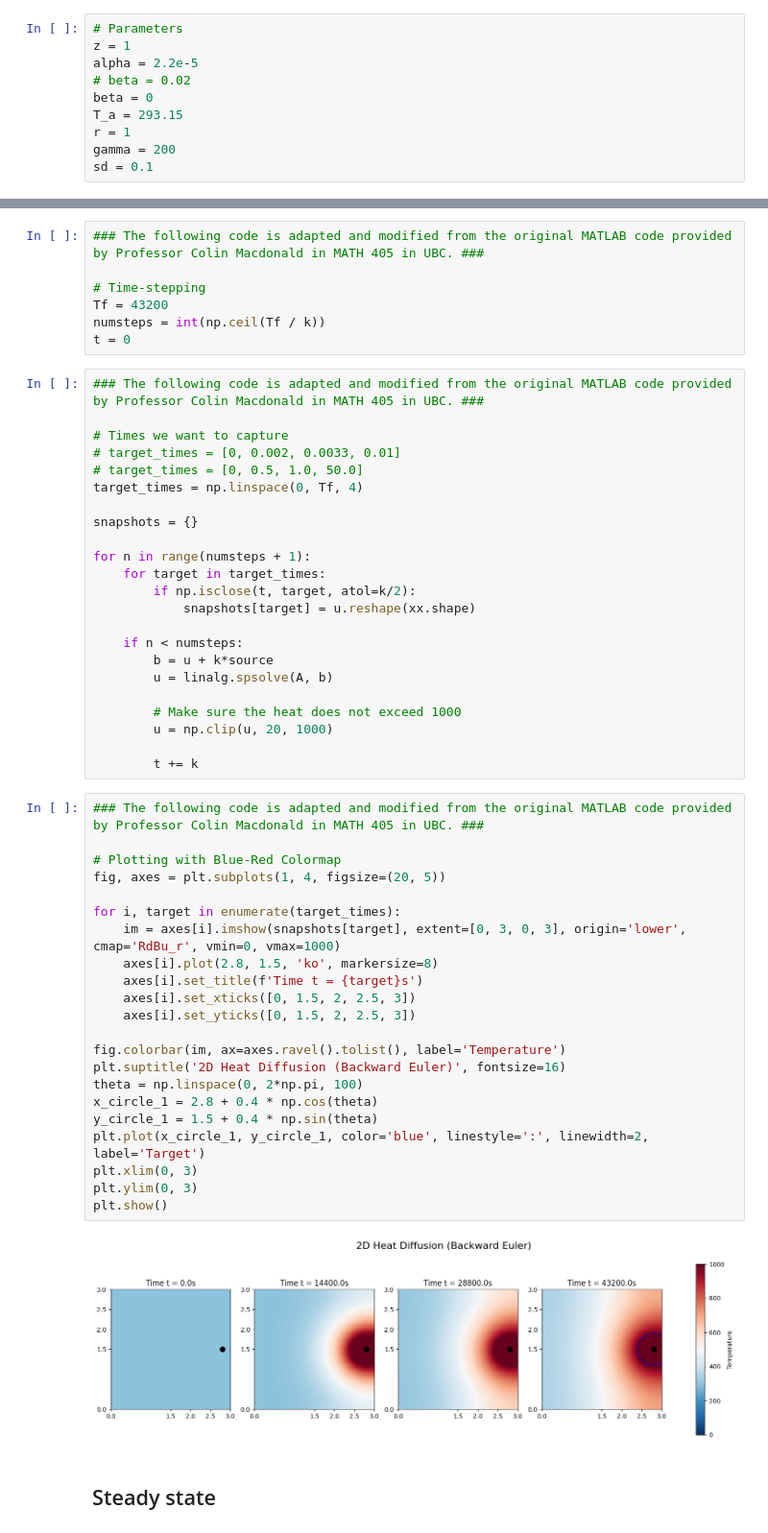
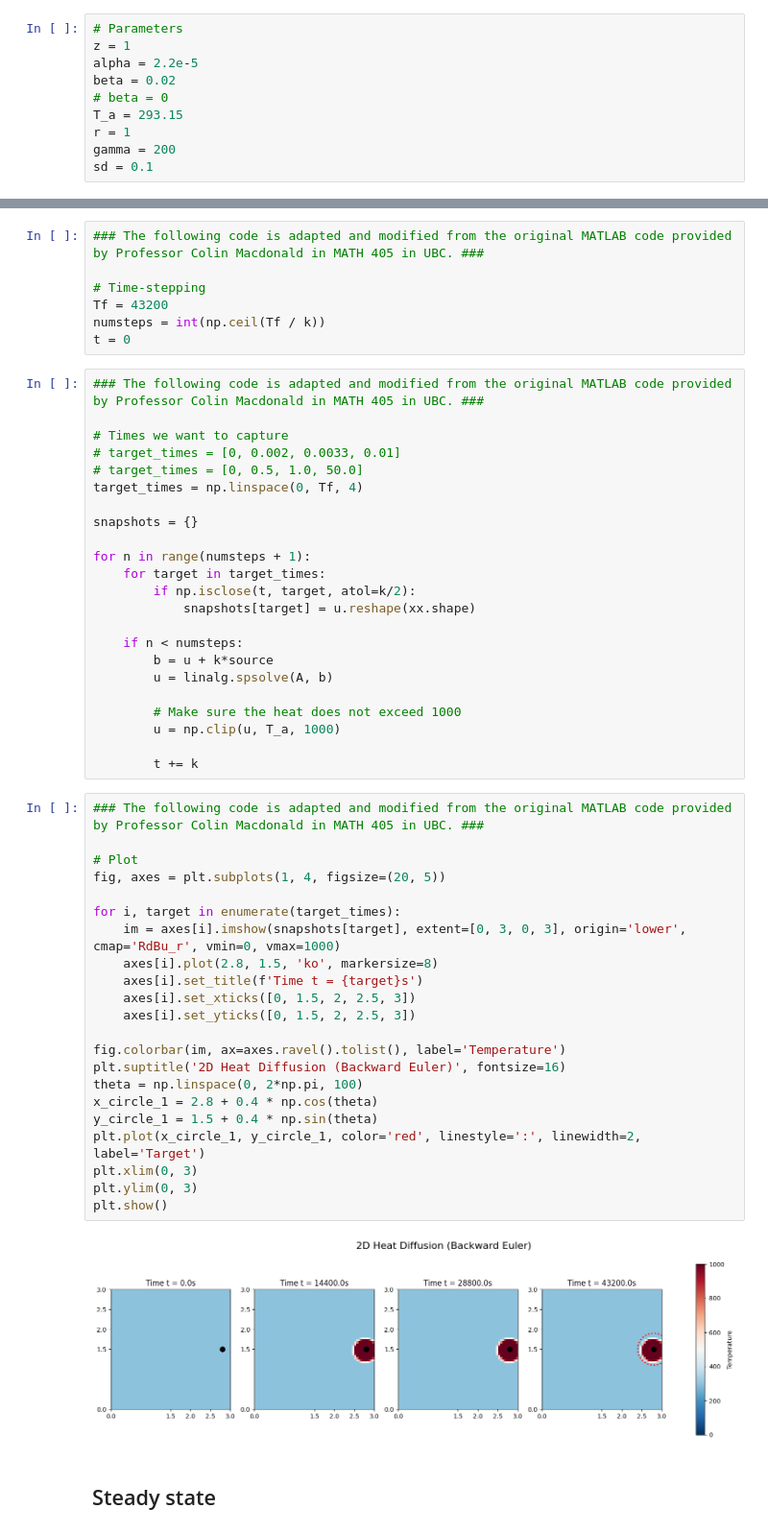
Before and after one commit to tusm06/MATH461_Unit03, a Jupyter notebook: main.ipynb, the cells around one changed output, grey strips where cells are left out. Shown at 96% size. Cells and saved outputs as stored; diff of their text form.

Commit message:
Maybe done, try different beta

```diff
--- a/main.ipynb
+++ b/main.ipynb
@@ -16,8 +16,8 @@ from scipy.sparse import linalg
 # Parameters
 z = 1
 alpha = 2.2e-5
-# beta = 0.02
-beta = 0
+beta = 0.02
+# beta = 0
 T_a = 293.15
 r = 1
 gamma = 200
@@ -87,33 +87,33 @@ for n in range(numsteps + 1):
         u = linalg.spsolve(A, b)
 
         # Make sure the heat does not exceed 1000
-        u = np.clip(u, 20, 1000)
+        u = np.clip(u, T_a, 1000)
 
         t += k
 # %%
 ### The following code is adapted and modified from the original MATLAB code provided by Professor Colin Macdonald in MATH 405 in UBC. ###
 
-# Plotting with Blue-Red Colormap
+# Plot
 fig, axes = plt.subplots(1, 4, figsize=(20, 5))
 
 for i, target in enumerate(target_times):
     im = axes[i].imshow(snapshots[target], extent=[0, 3, 0, 3], origin='lower', cmap='RdBu_r', vmin=0, vmax=1000)
     axes[i].plot(2.8, 1.5, 'ko', markersize=8)
     axes[i].set_title(f'Time t = {target}s')
     axes[i].set_xticks([0, 1.5, 2, 2.5, 3])
     axes[i].set_yticks([0, 1.5, 2, 2.5, 3])
 
 fig.colorbar(im, ax=axes.ravel().tolist(), label='Temperature')
 plt.suptitle('2D Heat Diffusion (Backward Euler)', fontsize=16)
 theta = np.linspace(0, 2*np.pi, 100)
 x_circle_1 = 2.8 + 0.4 * np.cos(theta)
 y_circle_1 = 1.5 + 0.4 * np.sin(theta)
-plt.plot(x_circle_1, y_circle_1, color='blue', linestyle=':', linewidth=2, label='Target')
+plt.plot(x_circle_1, y_circle_1, color='red', linestyle=':', linewidth=2, label='Target')
 plt.xlim(0, 3)
 plt.ylim(0, 3)
 plt.show()
 # %% [output]
-[figure, old version]
+[figure, new version]
 # %% [markdown]
 ## Steady state
 # %% [markdown]
```
